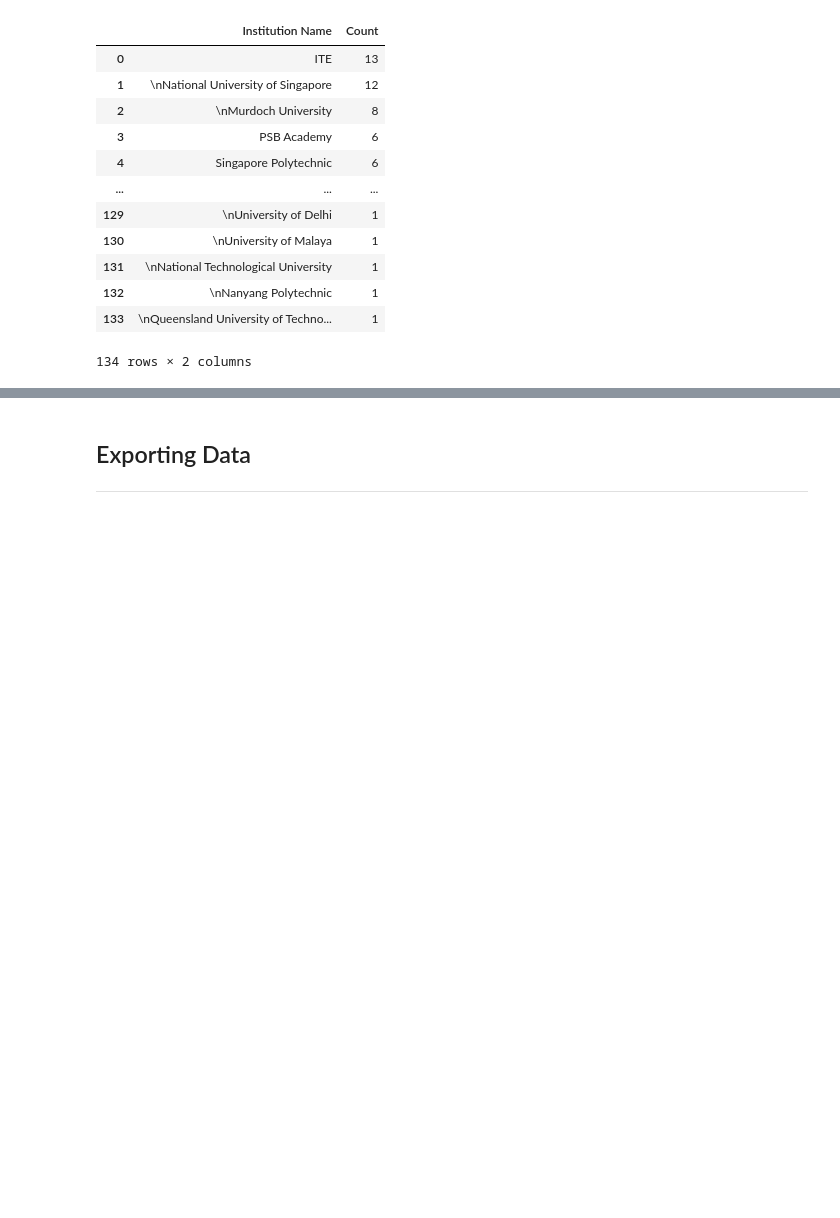
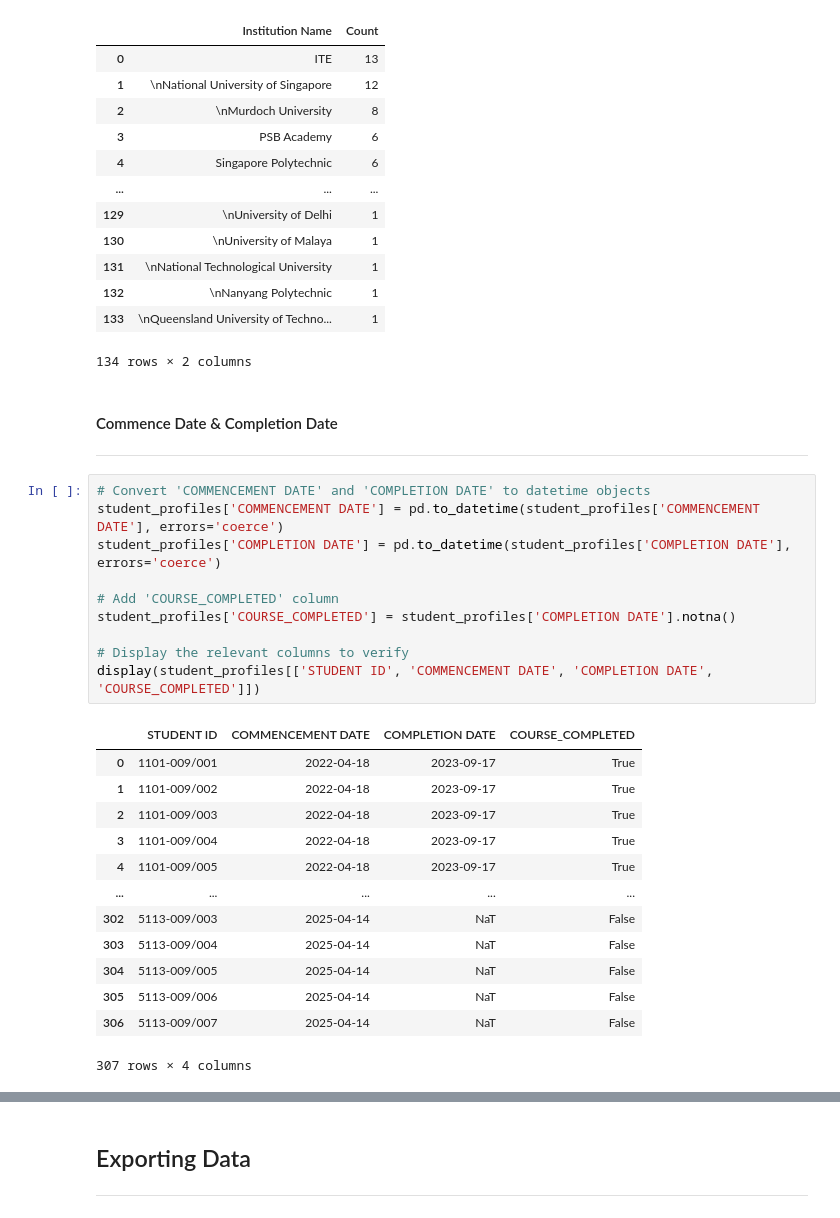
Before and after one commit to swamhtetg90/DAVI-CA2, a Jupyter notebook: data_cleaning.ipynb, the cells around one changed output, grey strips where cells are left out. Saved outputs shown, nothing was run; the diff lists cells and outputs as text; blank space fills up the shorter version.

Commit message:
add analysis for COMMENCE DATE, COMPLETION DATE AND FULL-TIME OR PART-TIME

```diff
--- a/data_cleaning.ipynb
+++ b/data_cleaning.ipynb
@@ -486,3 +486,30 @@ Unique values in 'INSTITUTION_NAME' column:
 | 132 | \nNanyang Polytechnic | 1 |
 | 133 | \nQueensland University of Techno... | 1 |
 134 rows × 2 columns
+# %% [markdown]
+#### Commence Date & Completion Date
+---
+# %%
+# Convert 'COMMENCEMENT DATE' and 'COMPLETION DATE' to datetime objects
+student_profiles['COMMENCEMENT DATE'] = pd.to_datetime(student_profiles['COMMENCEMENT DATE'], errors='coerce')
+student_profiles['COMPLETION DATE'] = pd.to_datetime(student_profiles['COMPLETION DATE'], errors='coerce')
+
+# Add 'COURSE_COMPLETED' column
+student_profiles['COURSE_COMPLETED'] = student_profiles['COMPLETION DATE'].notna()
+
+# Display the relevant columns to verify
+display(student_profiles[['STUDENT ID', 'COMMENCEMENT DATE', 'COMPLETION DATE', 'COURSE_COMPLETED']])
+# %% [output]
+|  | STUDENT ID | COMMENCEMENT DATE | COMPLETION DATE | COURSE_COMPLETED |
+| 0 | 1101-009/001 | 2022-04-18 | 2023-09-17 | True |
+| 1 | 1101-009/002 | 2022-04-18 | 2023-09-17 | True |
+| 2 | 1101-009/003 | 2022-04-18 | 2023-09-17 | True |
+| 3 | 1101-009/004 | 2022-04-18 | 2023-09-17 | True |
+| 4 | 1101-009/005 | 2022-04-18 | 2023-09-17 | True |
+| ... | ... | ... | ... | ... |
+| 302 | 5113-009/003 | 2025-04-14 | NaT | False |
+| 303 | 5113-009/004 | 2025-04-14 | NaT | False |
+| 304 | 5113-009/005 | 2025-04-14 | NaT | False |
+| 305 | 5113-009/006 | 2025-04-14 | NaT | False |
+| 306 | 5113-009/007 | 2025-04-14 | NaT | False |
+307 rows × 4 columns
```
Also changed, not shown: parts of 6 cells of this notebook.
